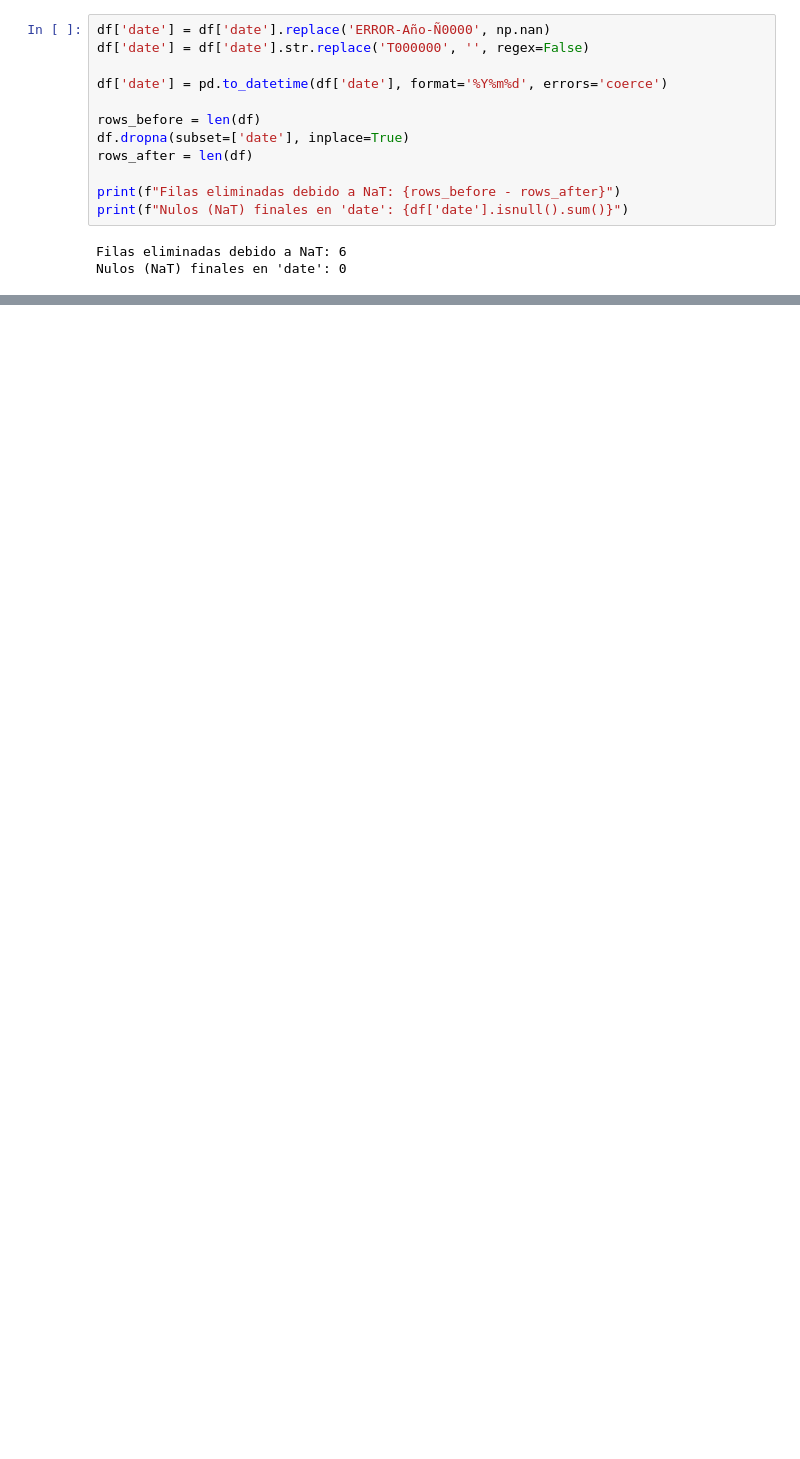
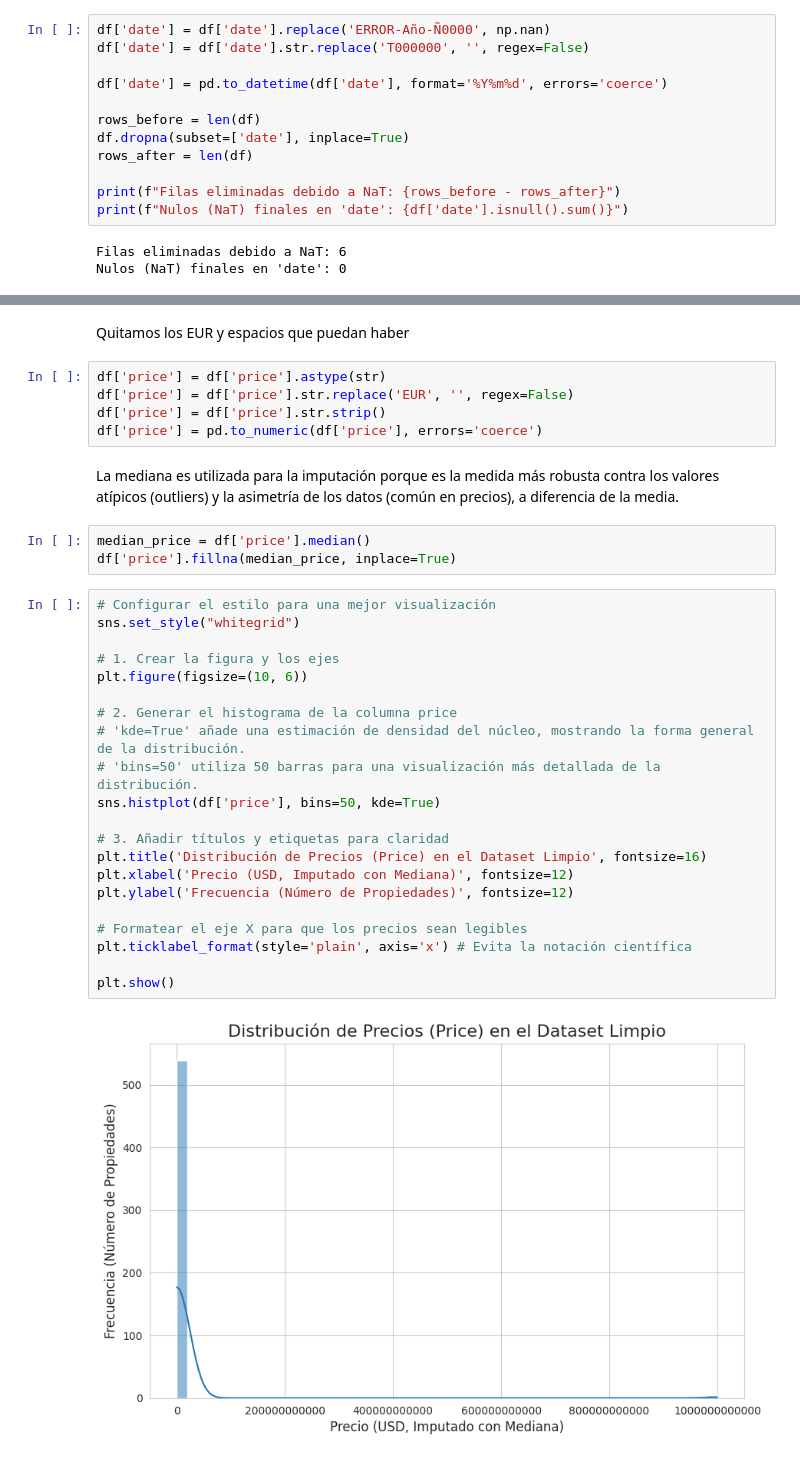
Before and after one commit to EduFergo/DirtyData, a Jupyter notebook: datacleaner/cleaner.ipynb, the cells around one changed output, grey strips where cells are left out. Drawn from its saved outputs; the diff is of its cells as text; blank space fills up the shorter version.

```diff
--- a/datacleaner/cleaner.ipynb
+++ b/datacleaner/cleaner.ipynb
@@ -123,0 +180,35 @@ Nulos (NaT) finales en 'date': 0
+# %% [markdown]
+Quitamos los EUR y espacios que puedan haber
+# %%
+df['price'] = df['price'].astype(str)
+df['price'] = df['price'].str.replace('EUR', '', regex=False)
+df['price'] = df['price'].str.strip()
+df['price'] = pd.to_numeric(df['price'], errors='coerce')
+# %% [markdown]
+La mediana es utilizada para la imputación porque es la medida más robusta contra los valores atípicos (outliers) y la asimetría de los datos (común en precios), a diferencia de la media.
+# %%
+median_price = df['price'].median()
+df['price'].fillna(median_price, inplace=True)
+# %%
+# Configurar el estilo para una mejor visualización
+sns.set_style("whitegrid")
+
+# 1. Crear la figura y los ejes
+plt.figure(figsize=(10, 6))
+
+# 2. Generar el histograma de la columna price
+# 'kde=True' añade una estimación de densidad del núcleo, mostrando la forma general de la distribución.
+# 'bins=50' utiliza 50 barras para una visualización más detallada de la distribución.
+sns.histplot(df['price'], bins=50, kde=True)
+
+# 3. Añadir títulos y etiquetas para claridad
+plt.title('Distribución de Precios (Price) en el Dataset Limpio', fontsize=16)
+plt.xlabel('Precio (USD, Imputado con Mediana)', fontsize=12)
+plt.ylabel('Frecuencia (Número de Propiedades)', fontsize=12)
+
+# Formatear el eje X para que los precios sean legibles
+plt.ticklabel_format(style='plain', axis='x') # Evita la notación científica
+
+plt.show()
+# %% [output]
+[figure, added]
```
Also changed, not shown: parts of 34 cells of this notebook, 2 other files.
